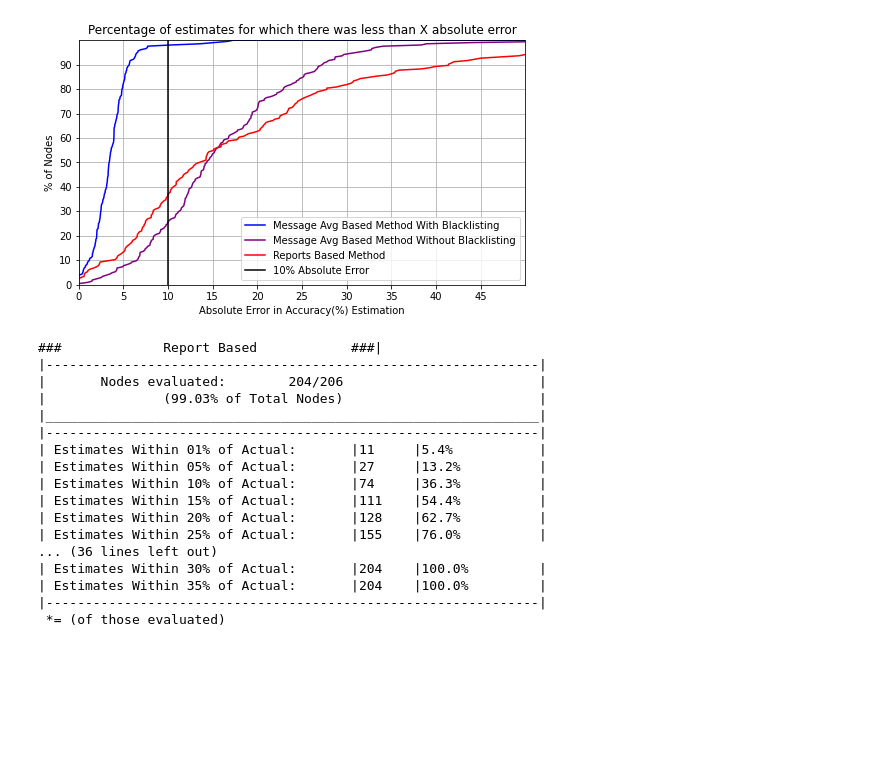
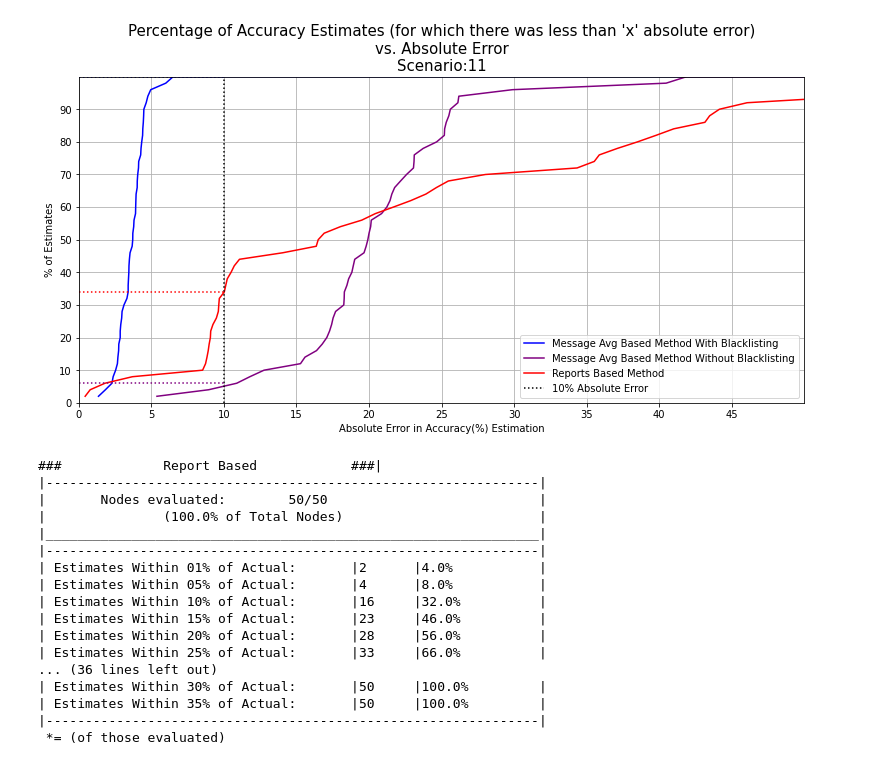
Before and after one commit to v314b0i/IoV-Reputation-Mechanism, a Jupyter notebook: examples/myProj1/R/PostAnalysis.ipynb, the cells around one changed output. Drawn from its saved outputs; the diff is of its cells as text; code cells hidden in the pictures; blank space fills up the shorter version.

```diff
--- a/examples/myProj1/R/PostAnalysis.ipynb
+++ b/examples/myProj1/R/PostAnalysis.ipynb
@@ -4,6 +4,6 @@ import glob
 import seaborn as sns
 import numpy as np
 import matplotlib.pyplot as plt
-SCN=1
-SCNstr="1"
+SCN=11
+SCNstr="11"
 # %%
@@ -134,34 +136,71 @@ f.savefig("/home/rohan/veins-5.0/examples/myProj1/plots/SCN"+SCNstr+"_AbsoluteEr
 # %%
-f=plt.figure(figsize=(8, 4.5))
+s5=-1
+s10=-1
+w5=-1
+w10=-1
+r5=-1
+r10=-1
+for i in prcOfErrorsLessThan.items():
+    if i[0]>5 and s5==-1:
+        s5=i[1]
+    if i[0]>10 and s10==-1:
+        s10=i[1]
+for i in WOBL_prcOfErrorsLessThan.items():
+    if i[0]>5 and w5==-1:
+        w5=i[1]
+    if i[0]>10 and w10==-1:
+        w10=i[1]
+for i in RB_prcOfErrorsLessThan.items():
+    if i[0]>5 and r5==-1:
+        r5=i[1]
+    if i[0]>10 and r10==-1:
+        r10=i[1]
+
+f=plt.figure(figsize=(13, 6))
+
 ax=f.gca()
-ax.set_title("Percentage of estimates for which there was less than X absolute error")
-ax.set_ylabel("% of Nodes")
+ax.set_title("Percentage of Accuracy Estimates (for which there was less than 'x' absolute error)\nvs. Absolute Error\nScenario:"+SCNstr,
+           fontsize=15,
+           fontweight=500,
+           variant='small-caps')
+ax.set_ylabel("% of Estimates")
 ax.set_xlabel("Absolute Error in Accuracy(%) Estimation")
 ax.set_ylim((0,100))
 ax.set_xlim((0,50))
 ax.set_xticks(np.arange(0, 50, 5))
 ax.set_yticks(np.arange(0, 100, 10))
 plt.grid(b=True,which='both',axis='both')
 ax.plot([float(i) for i in prcOfErrorsLessThan.keys()],
          [float(i) for i in prcOfErrorsLessThan.values()],
          color='blue',
          label="Message Avg Based Method With Blacklisting")
 ax.plot([float(i) for i in WOBL_prcOfErrorsLessThan.keys()],
          [float(i) for i in WOBL_prcOfErrorsLessThan.values()],
          color='purple',
          label="Message Avg Based Method Without Blacklisting")
 ax.plot([float(i) for i in RB_prcOfErrorsLessThan.keys()],
          [float(i) for i in RB_prcOfErrorsLessThan.values()],
          color='red',
          label="Reports Based Method")
 ax.plot([10,10],
          [0,100],
+        ":",
          color='black',
          label="10% Absolute Error")
+
+#ax.plot([0,5],[s5,s5],'-.', color='blue')
+ax.plot([0,10],[s10,s10],':', color='blue')
+#        label="Percentage of Estimates with less than 10% error using Message Avg Based Method With Blacklisting")
+#ax.plot([0,5],[w5,w5],'-.', color='purple')
+ax.plot([0,10],[w10,w10],':', color='purple')
+#        label="Percentage of Estimates with less than 10% error using Message Avg Based Method Without Blacklisting")
+#ax.plot([0,5],[r5,r5],'-.', color='red')
+ax.plot([0,10],[r10,r10],':', color='red')
+#        label="Percentage of Estimates with less than 10% error using Report Based Method")
 l=ax.legend()
 f.savefig("/home/rohan/veins-5.0/examples/myProj1/plots/SCN"+SCNstr+"_AbsoluteErrorsInEstimationComparison.svg")
 # %% [output]
-[figure, old version]
+[figure, new version]
 # %%
 def printNA(f,s):
     print(s)
@@ -181,6 +220,7 @@ def printPrcOfErrorsLessThans(nodeAcc, noEval, lessThan, name):
     f=printNA(f," *= (of those evaluated)")
     return f
 f=open("/home/rohan/veins-5.0/examples/myProj1/plots/SCN"+SCNstr+"_EstimatesErrorCommulative.txt","w+")
+f.write("### Scenario: "+SCNstr+" ###\n")
 f.write(printPrcOfErrorsLessThans(nodeAcc,RB_noEval,RB_lessThan, "Report Based"))
 f.write(printPrcOfErrorsLessThans(nodeAcc,WOBL_noEval,WOBL_lessThan, "Without Blacklisting"))
 f.write(printPrcOfErrorsLessThans(nodeAcc,noEval,lessThan,"With Blacklisting"))
@@ -188,19 +228,19 @@ f.close()
 # %% [output]
 ###             Report Based            ###|
 |---------------------------------------------------------------|
-|       Nodes evaluated:        204/206                         |
-|               (99.03% of Total Nodes)                         |
+|       Nodes evaluated:        50/50                           |
+|               (100.0% of Total Nodes)                         |
 |_______________________________________________________________|
 |---------------------------------------------------------------|
-| Estimates Within 01% of Actual:       |11     |5.4%           |
-| Estimates Within 05% of Actual:       |27     |13.2%          |
-| Estimates Within 10% of Actual:       |74     |36.3%          |
-| Estimates Within 15% of Actual:       |111    |54.4%          |
-| Estimates Within 20% of Actual:       |128    |62.7%          |
-| Estimates Within 25% of Actual:       |155    |76.0%          |
+| Estimates Within 01% of Actual:       |2      |4.0%           |
+| Estimates Within 05% of Actual:       |4      |8.0%           |
+| Estimates Within 10% of Actual:       |16     |32.0%          |
+| Estimates Within 15% of Actual:       |23     |46.0%          |
+| Estimates Within 20% of Actual:       |28     |56.0%          |
+| Estimates Within 25% of Actual:       |33     |66.0%          |
 ... (36 lines left out)
-| Estimates Within 30% of Actual:       |204    |100.0%         |
-| Estimates Within 35% of Actual:       |204    |100.0%         |
+| Estimates Within 30% of Actual:       |50     |100.0%         |
+| Estimates Within 35% of Actual:       |50     |100.0%         |
 |---------------------------------------------------------------|
  *= (of those evaluated)
 # %%
```
Also changed, not shown: parts of 7 cells of this notebook, 44 other files.
